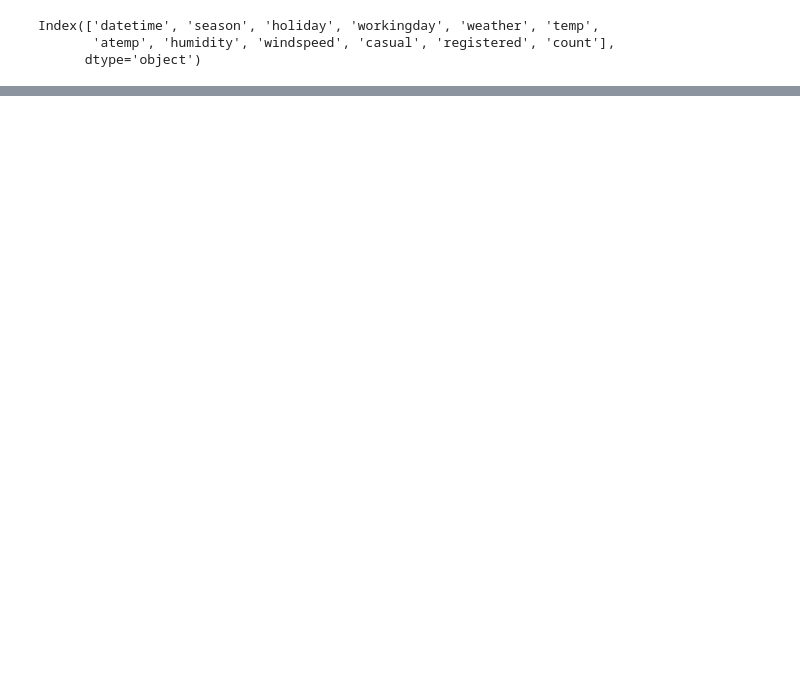
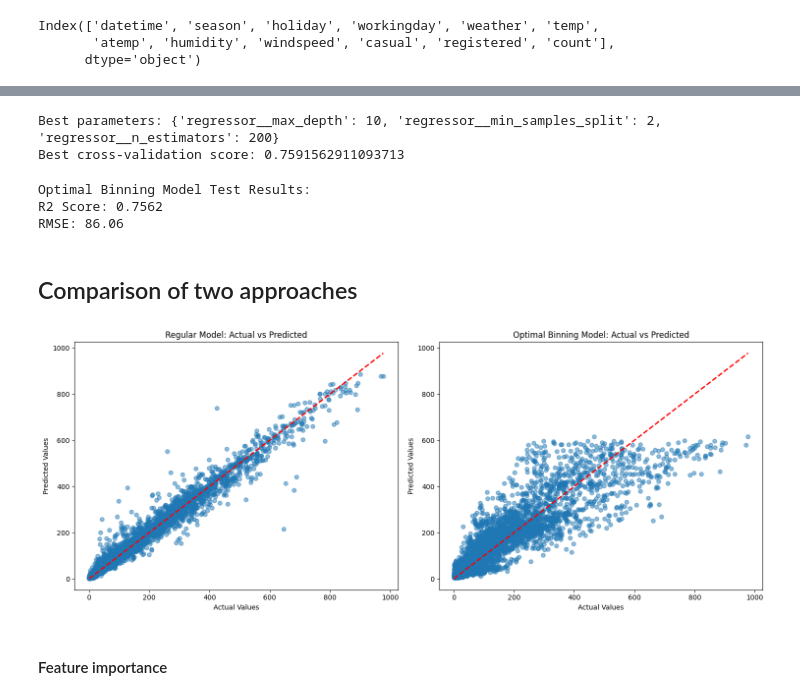
Before and after one commit to PrajwalLuitel/lambton_college_assessments, a Jupyter notebook: social_media_analytics/lab_4/labwork.ipynb, the cells around one changed output, grey strips where cells are left out. Saved outputs shown, nothing was run; the diff lists cells and outputs as text; code cells hidden in the pictures; blank space fills up the shorter version.

```diff
--- a/social_media_analytics/lab_4/labwork.ipynb
+++ b/social_media_analytics/lab_4/labwork.ipynb
@@ -26,0 +349,14 @@ Index(['datetime', 'season', 'holiday', 'workingday', 'weather', 'temp',
+# %%
+binning_preprocessor = ColumnTransformer(
+    transformers=[
+        ('num', numeric_transformer, numeric_features),
+        ('cat', OneHotEncoder(drop='first', sparse_output=False), categorical_features)
+    ])
+# %%
+binning_pipeline = Pipeline([
+    ('preprocessor', binning_preprocessor),
+    ('regressor', RandomForestRegressor(random_state=42))
+])
+# %%
+grid_search_binning = GridSearchCV(binning_pipeline, param_grid, cv=5, scoring='r2', n_jobs=-1)
+grid_search_binning.fit(X_train, y_train)
@@ -26,0 +381,41 @@ Index(['datetime', 'season', 'holiday', 'workingday', 'weather', 'temp',
+# %%
+print("\nBest parameters:", grid_search_binning.best_params_)
+print("Best cross-validation score:", grid_search_binning.best_score_)
+# %% [output]
+Best parameters: {'regressor__max_depth': 10, 'regressor__min_samples_split': 2, 'regressor__n_estimators': 200}
+Best cross-validation score: 0.7591562911093713
+# %%
+y_pred_binning = grid_search_binning.predict(X_test)
+binning_r2 = r2_score(y_test, y_pred_binning)
+binning_rmse = np.sqrt(mean_squared_error(y_test, y_pred_binning))
+# %%
+print(f"\nOptimal Binning Model Test Results:")
+print(f"R2 Score: {binning_r2:.4f}")
+print(f"RMSE: {binning_rmse:.2f}")
+# %% [output]
+Optimal Binning Model Test Results:
+R2 Score: 0.7562
+RMSE: 86.06
+# %% [markdown]
+## Comparison of two approaches
+# %%
+fig, (ax1, ax2) = plt.subplots(1, 2, figsize=(15, 6))
+
+# Regular model
+ax1.scatter(y_test, y_pred_regular, alpha=0.5)
+ax1.plot([y_test.min(), y_test.max()], [y_test.min(), y_test.max()], 'r--', lw=2)
+ax1.set_xlabel('Actual Values')
+ax1.set_ylabel('Predicted Values')
+ax1.set_title('Regular Model: Actual vs Predicted')
+
+# Binning model
+ax2.scatter(y_test, y_pred_binning, alpha=0.5)
+ax2.plot([y_test.min(), y_test.max()], [y_test.min(), y_test.max()], 'r--', lw=2)
+ax2.set_xlabel('Actual Values')
+ax2.set_ylabel('Predicted Values')
+ax2.set_title('Optimal Binning Model: Actual vs Predicted')
+
+plt.tight_layout()
+plt.show()
+# %% [output]
+[figure, added]
@@ -26,0 +436,2 @@ Index(['datetime', 'season', 'holiday', 'workingday', 'weather', 'temp',
+# %% [markdown]
+#### Feature importance
```
Also changed, not shown: parts of 43 cells of this notebook.
